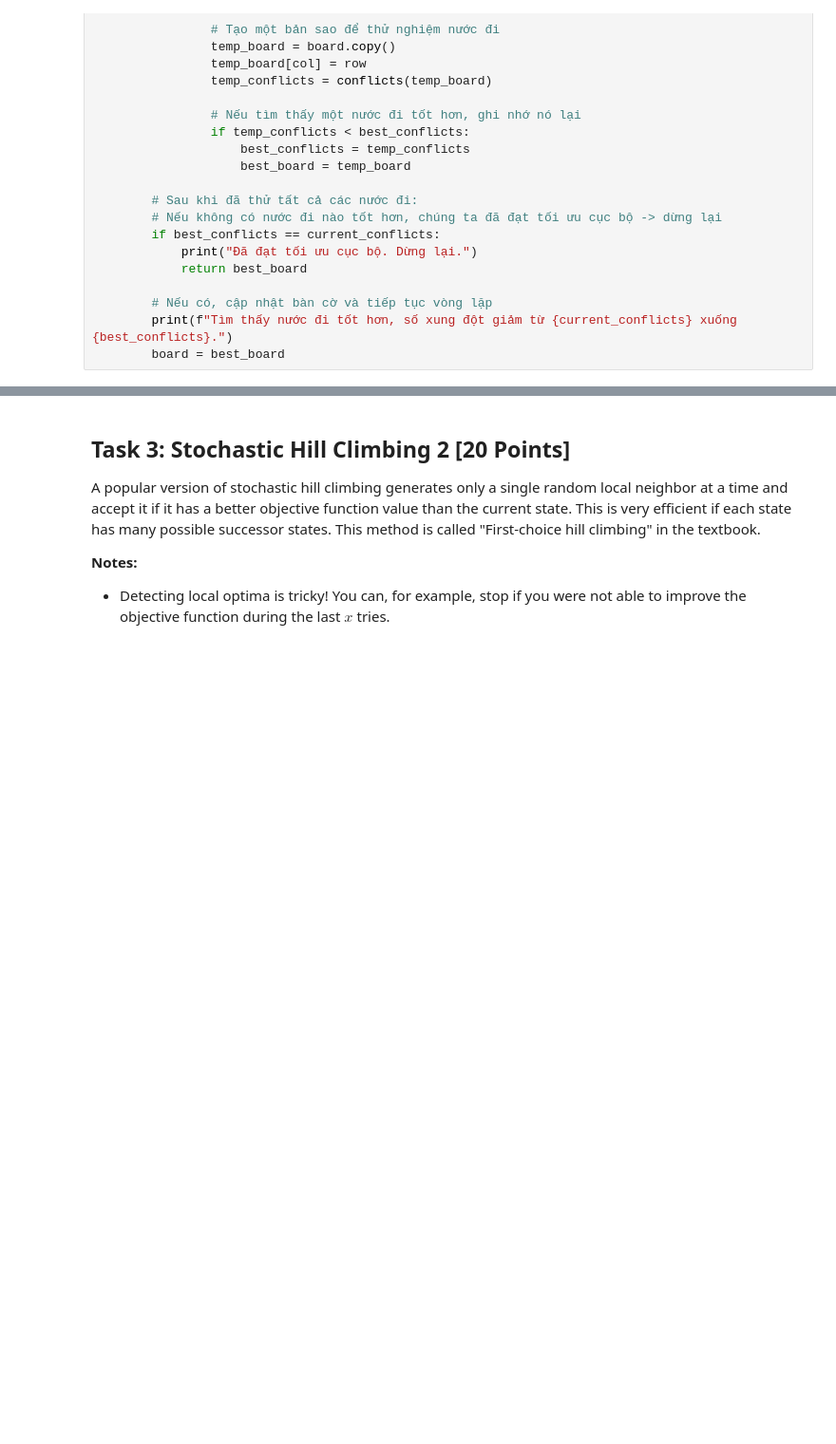
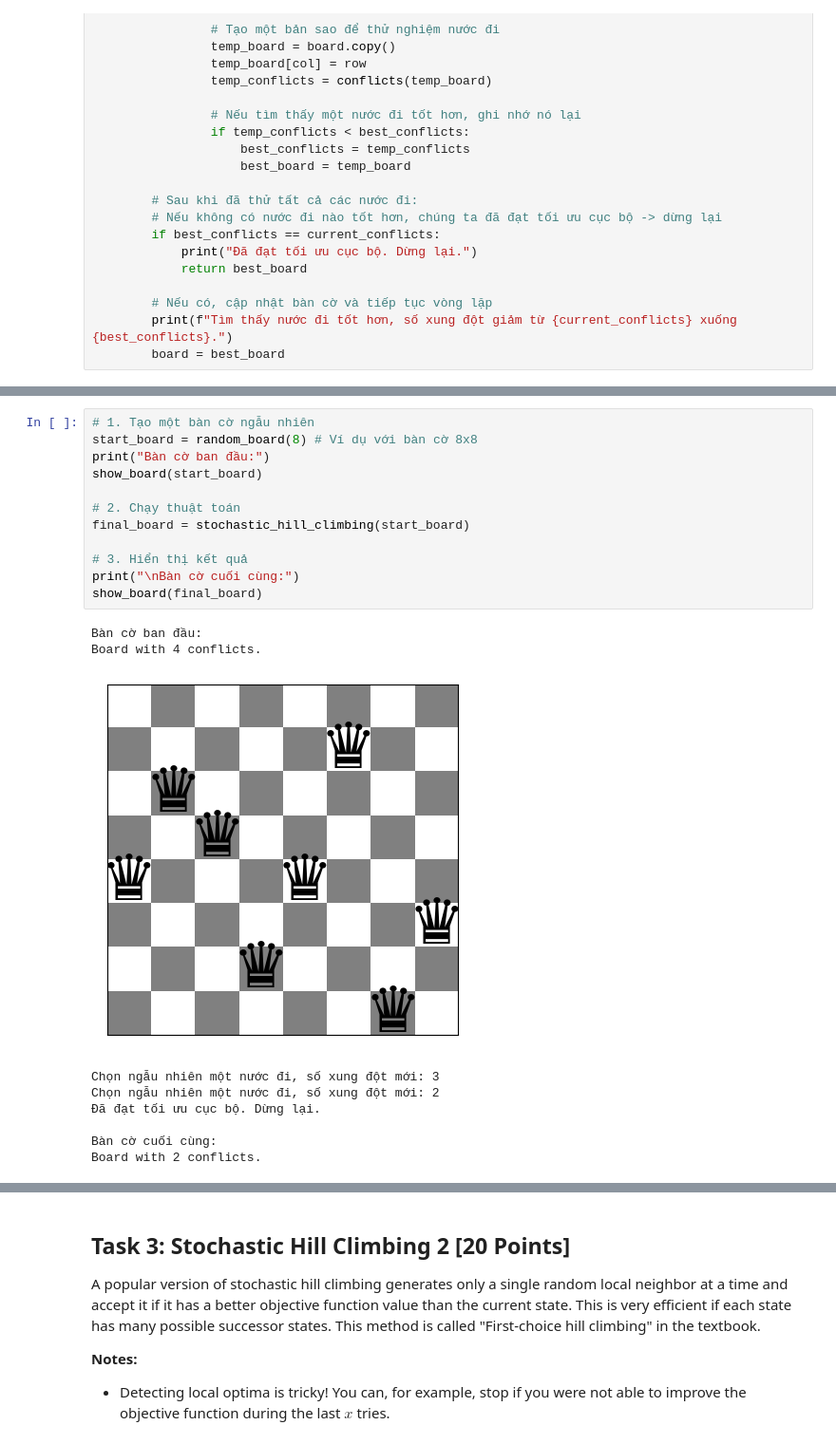
Before and after one commit to zeno1406/TTNTNC_nhom10, a Jupyter notebook: lab03 - local_search/n_queens.ipynb, the cells around one changed output, grey strips where cells are left out. Shown at 95% size. Saved outputs shown, nothing was run; the diff lists cells and outputs as text; blank space fills up the shorter version.

```diff
--- a/lab03 - local_search/n_queens.ipynb
+++ b/lab03 - local_search/n_queens.ipynb
@@ -319,0 +370,22 @@ Chooses randomly from among all uphill moves till you have reached a local optim
+# %%
+# 1. Tạo một bàn cờ ngẫu nhiên
+start_board = random_board(8) # Ví dụ với bàn cờ 8x8
+print("Bàn cờ ban đầu:")
+show_board(start_board)
+
+# 2. Chạy thuật toán
+final_board = stochastic_hill_climbing(start_board)
+
+# 3. Hiển thị kết quả
+print("\nBàn cờ cuối cùng:")
+show_board(final_board)
+# %% [output]
+Bàn cờ ban đầu:
+Board with 4 conflicts.
+[figure, added]
+Chọn ngẫu nhiên một nước đi, số xung đột mới: 3
+Chọn ngẫu nhiên một nước đi, số xung đột mới: 2
+Đã đạt tối ưu cục bộ. Dừng lại.
+
+Bàn cờ cuối cùng:
+Board with 2 conflicts.
```
Also changed, not shown: parts of 8 cells of this notebook.
